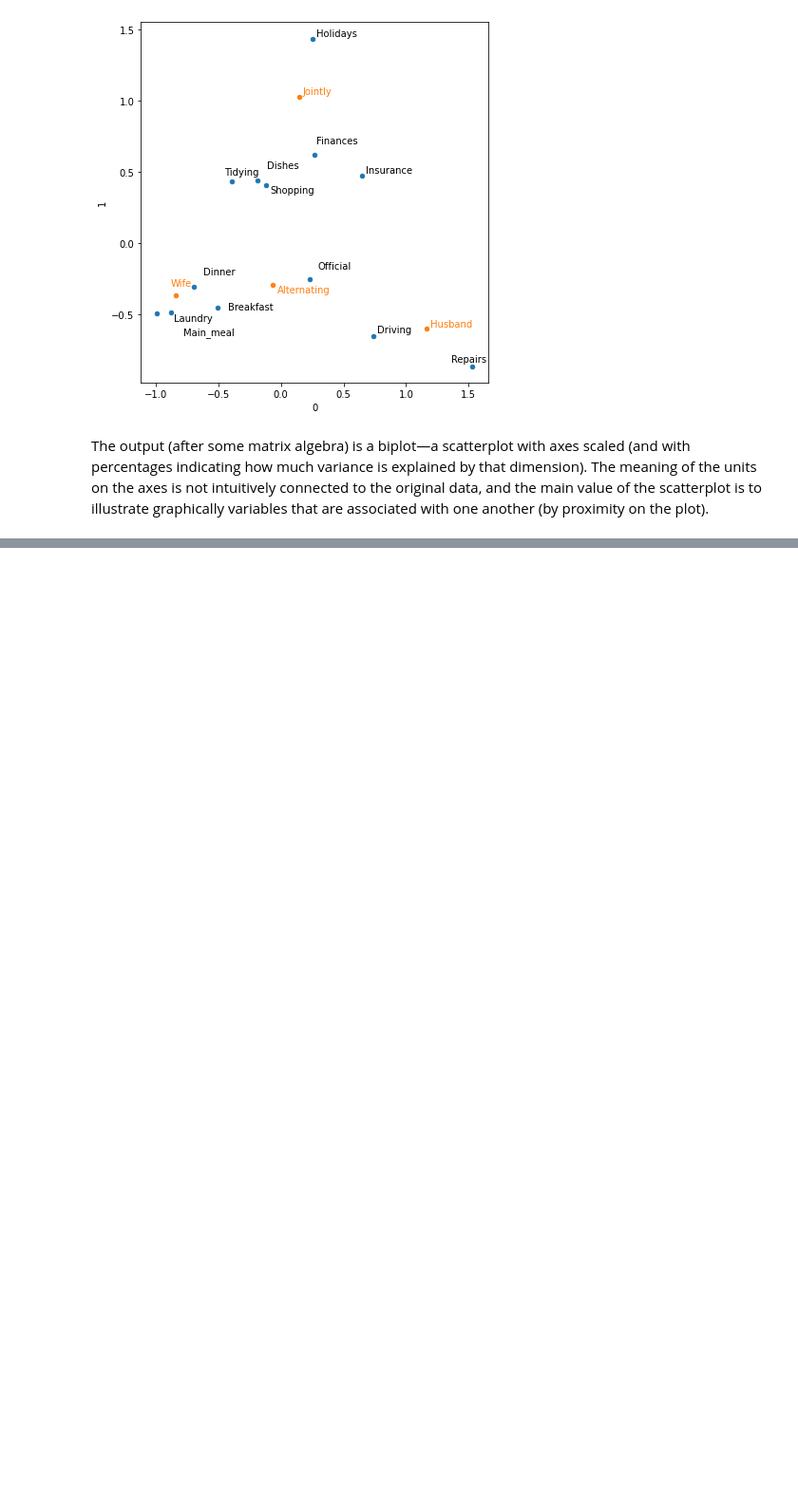
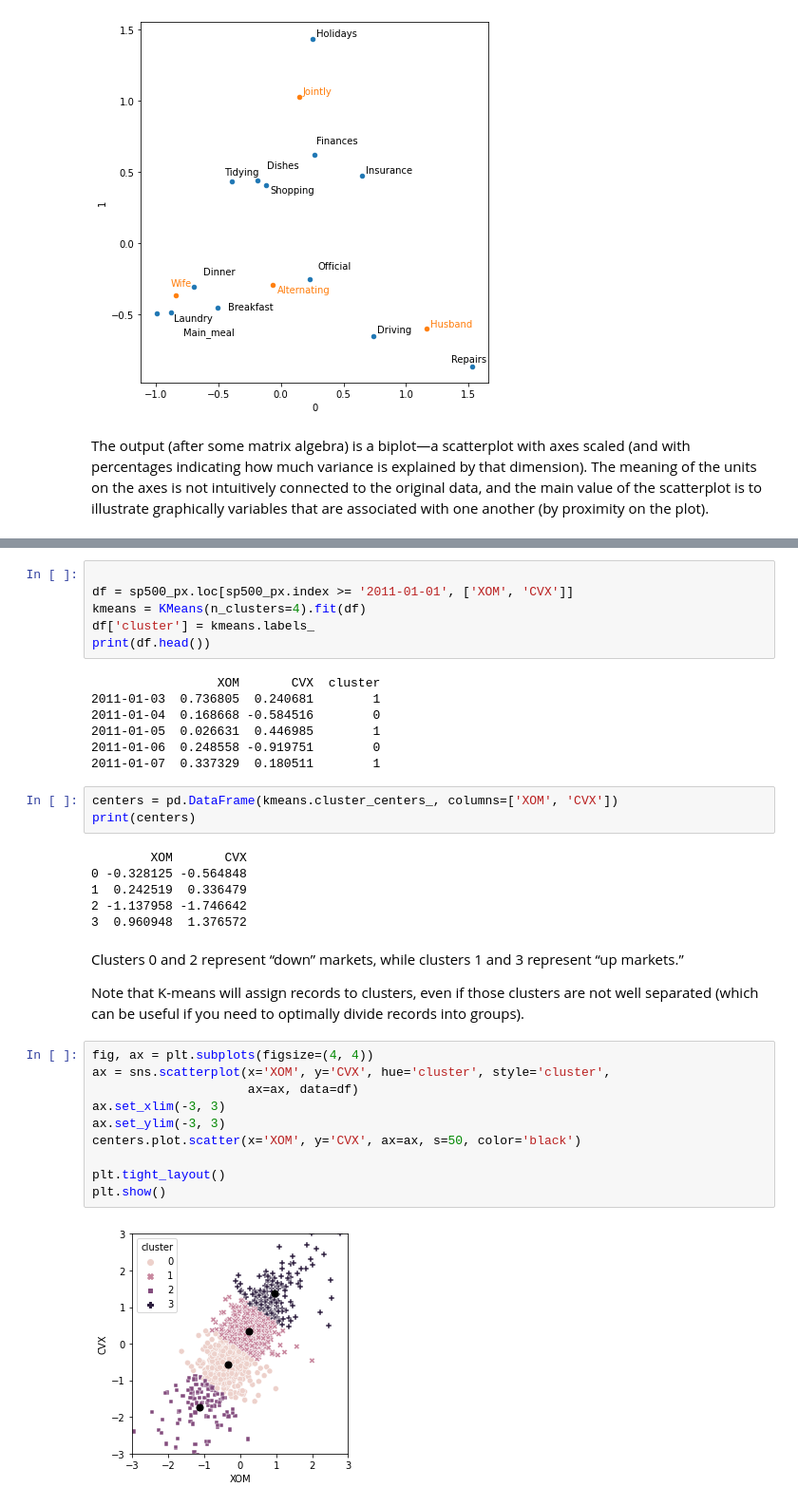
Before and after one commit to beauvilerobed/statistics-for-data-science, a Jupyter notebook: 7_UnsupervisedLearning.ipynb, the cells around one changed output, grey strips where cells are left out. Shown: that part at 95% size. Saved outputs shown, nothing was run; the diff lists cells and outputs as text; blank space fills up the shorter version.

Commit message:
finished final notes

```diff
--- a/7_UnsupervisedLearning.ipynb
+++ b/7_UnsupervisedLearning.ipynb
@@ -247,0 +268,38 @@ K-means divides the data into K clusters by minimizing the sum of the squared di
+# %%
+
+df = sp500_px.loc[sp500_px.index >= '2011-01-01', ['XOM', 'CVX']]
+kmeans = KMeans(n_clusters=4).fit(df)
+df['cluster'] = kmeans.labels_
+print(df.head())
+# %% [output]
+                 XOM       CVX  cluster
+2011-01-03  0.736805  0.240681        1
+2011-01-04  0.168668 -0.584516        0
+2011-01-05  0.026631  0.446985        1
+2011-01-06  0.248558 -0.919751        0
+2011-01-07  0.337329  0.180511        1
+# %%
+centers = pd.DataFrame(kmeans.cluster_centers_, columns=['XOM', 'CVX'])
+print(centers)
+# %% [output]
+        XOM       CVX
+0 -0.328125 -0.564848
+1  0.242519  0.336479
+2 -1.137958 -1.746642
+3  0.960948  1.376572
+# %% [markdown]
+Clusters 0 and 2 represent “down” markets, while clusters 1 and 3 represent “up markets.”
+
+Note that K-means will assign records to clusters, even if those clusters are not well separated (which can be useful if you need to optimally divide records into groups).
+# %%
+fig, ax = plt.subplots(figsize=(4, 4))
+ax = sns.scatterplot(x='XOM', y='CVX', hue='cluster', style='cluster',
+                     ax=ax, data=df)
+ax.set_xlim(-3, 3)
+ax.set_ylim(-3, 3)
+centers.plot.scatter(x='XOM', y='CVX', ax=ax, s=50, color='black')
+
+plt.tight_layout()
+plt.show()
+# %% [output]
+[figure, added]
```
Also changed, not shown: parts of 38 cells of this notebook.
